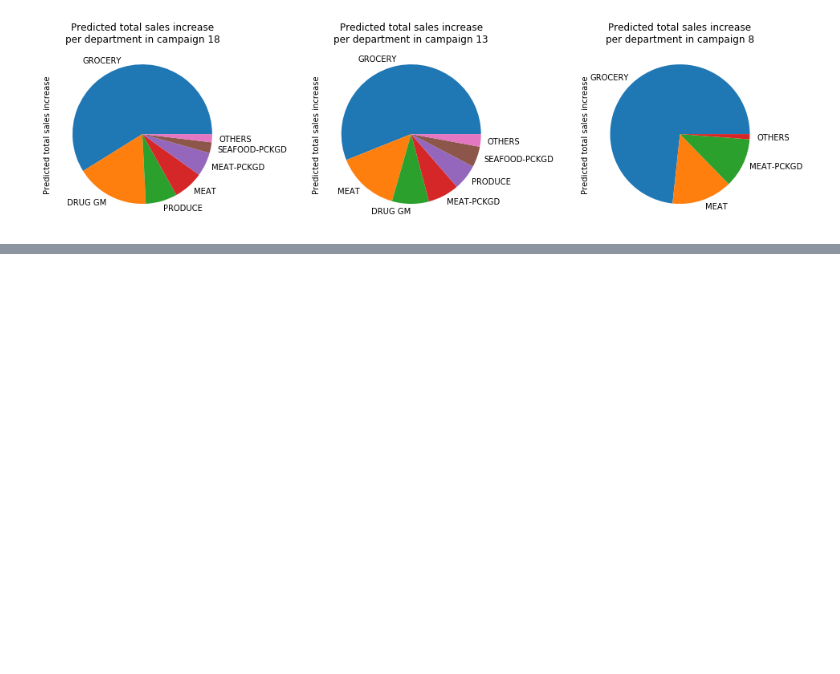
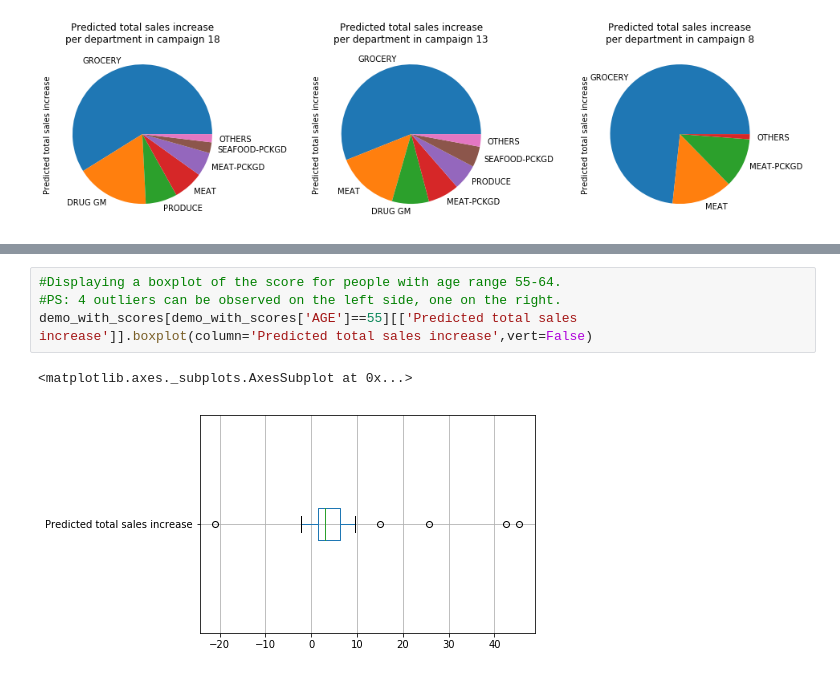
Before and after one commit to dhruti96shah/ada_project_pinkfluffybunnies, a Jupyter notebook: ada project.ipynb, the cells around one changed output, grey strips where cells are left out. Saved outputs shown, nothing was run; the diff lists cells and outputs as text; blank space fills up the shorter version.

```diff
--- a/ada project.ipynb
+++ b/ada project.ipynb
@@ -504,0 +621,7 @@ tmp.plot.pie(y = 'Predicted total sales increase', ax=ax3, title='Predicted tota
+# %%
+#Displaying a boxplot of the score for people with age range 55-64.
+#PS: 4 outliers can be observed on the left side, one on the right.
+demo_with_scores[demo_with_scores['AGE']==55][['Predicted total sales increase']].boxplot(column='Predicted total sales increase',vert=False)
+# %% [output]
+<matplotlib.axes._subplots.AxesSubplot at 0x...>
+[figure, added]
```
Also changed, not shown: parts of 22 cells of this notebook.
